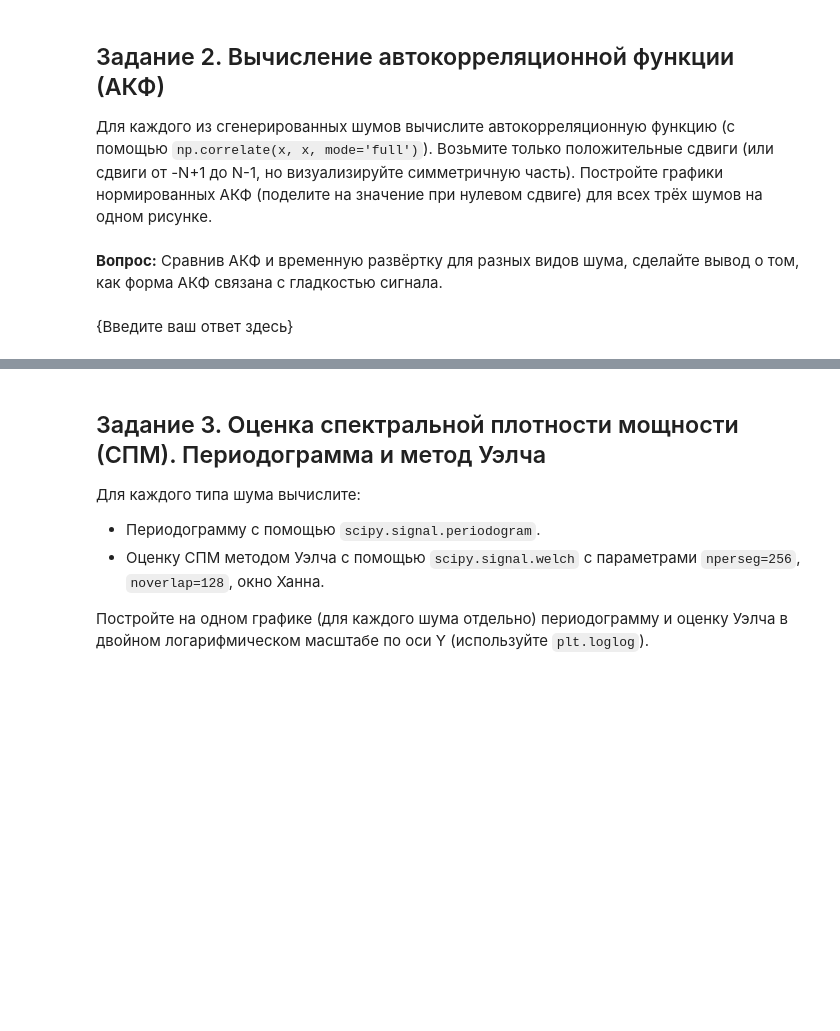
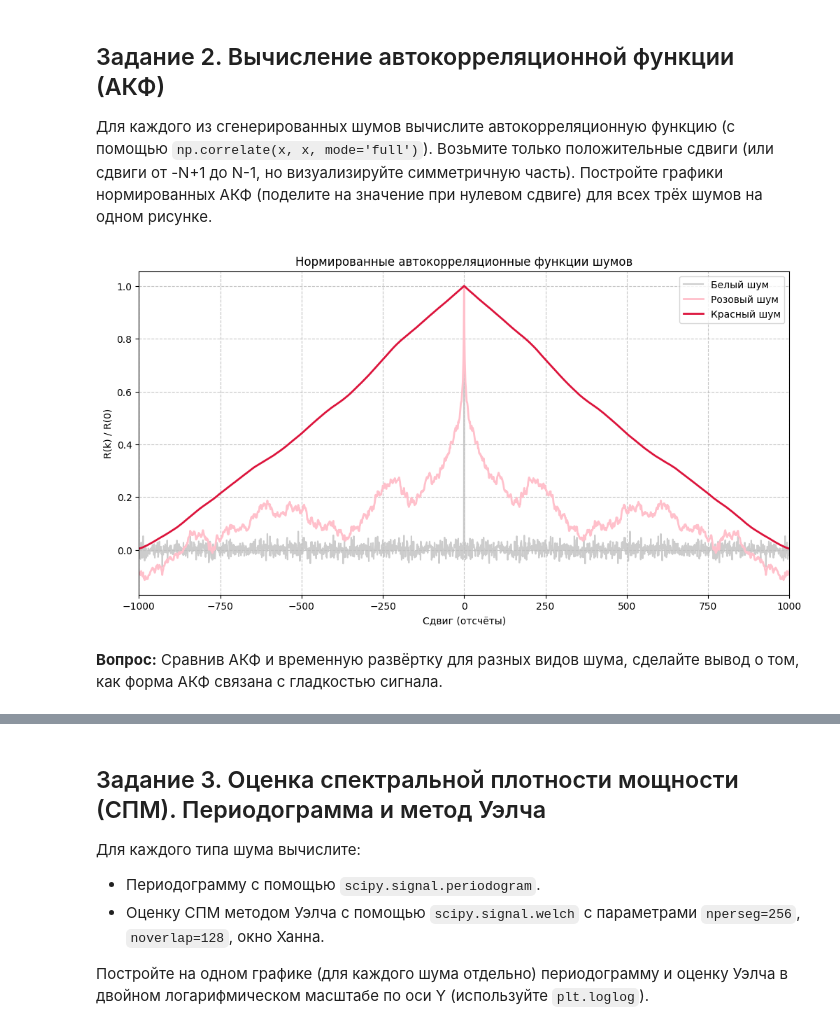
Before and after one commit to Uzema/dsp-seminars, a Jupyter notebook: seminars/4.ipynb, the cells around one changed output, grey strips where cells are left out. Cells and saved outputs as stored; diff of their text form; code cells hidden in the pictures; blank space fills up the shorter version.

```diff
--- a/seminars/4.ipynb
+++ b/seminars/4.ipynb
@@ -87,4 +85,41 @@ print(f'Красный шум: среднее:{np.mean(red_noise)}, диспер
+# %%
+def get_normalized_acf(signal):
+    # Вычисляем АКФ
+    acf = np.correlate(signal, signal, mode='full')
+
+    # Центрируем (индекс нулевого сдвига — это len(signal) - 1)
+    center_idx = len(signal) - 1
+
+    # Нормируем на значение при нулевом сдвиге (максимум)
+    acf_norm = acf / acf[center_idx]
+
+    # Создаем массив сдвигов (lags)
+    lags = np.arange(-center_idx, center_idx + 1)
+
+    return lags, acf_norm
+
+# Вычисляем АКФ для каждого шума
+lags_white, acf_white = get_normalized_acf(white_noise)
+lags_pink, acf_pink = get_normalized_acf(pink_noise)
+lags_red, acf_red = get_normalized_acf(red_noise)
+
+# Визуализация
+plt.figure(figsize=(12, 6))
+
+# Рисуем все три на одном графике
+plt.plot(lags_white, acf_white, label='Белый шум', color='silver', alpha=0.8)
+plt.plot(lags_pink, acf_pink, label='Розовый шум', color='pink', linewidth=2)
+plt.plot(lags_red, acf_red, label='Красный шум', color='crimson', linewidth=2)
+
+# Ограничим масштаб по оси X для наглядности (например, +/- 500 отсчетов)
+plt.xlim(-1000, 1000)
+plt.title('Нормированные автокорреляционные функции шумов')
+plt.xlabel('Сдвиг (отсчёты)')
+plt.ylabel('R(k) / R(0)')
+plt.legend()
+plt.grid(True, linestyle='--', alpha=0.7)
+plt.show()
+# %% [output]
+[figure, added]
 # %% [markdown]
 **Вопрос:** Сравнив АКФ и временную развёртку для разных видов шума, сделайте вывод о том, как форма АКФ связана с гладкостью сигнала.
-# %% [markdown]
-{Введите ваш ответ здесь}
```
Also changed, not shown: parts of 2 cells of this notebook.
